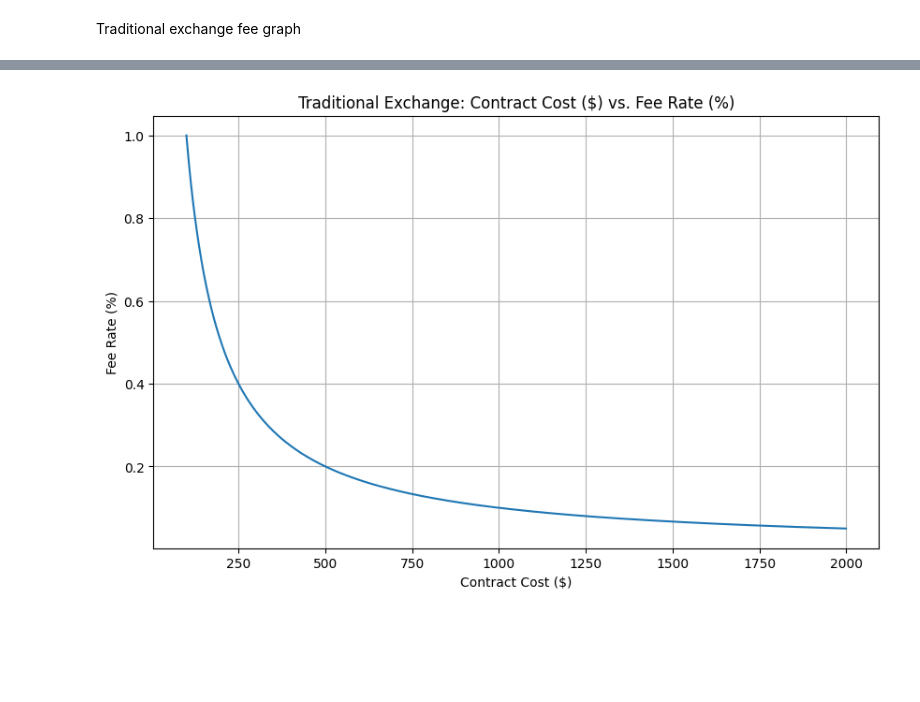
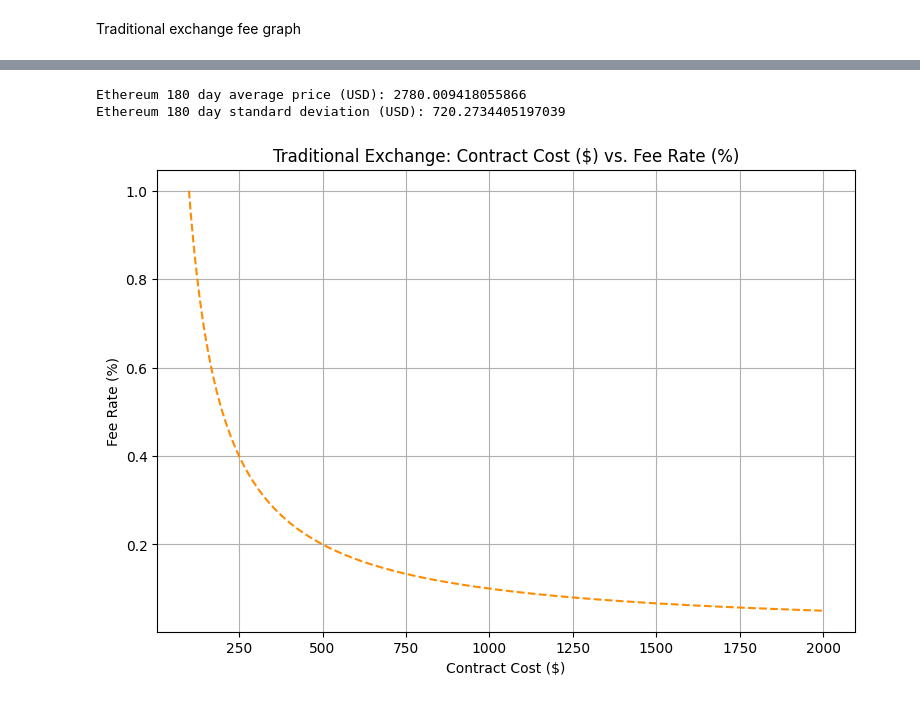
Before and after one commit to billy-hipps/Building-Blockchain-Based-Options-Markets, a Jupyter notebook: BinaryOptionsPY/report_figures/figures.ipynb, the cells around one changed output, grey strips where cells are left out. Cells and saved outputs as stored; diff of their text form; code cells hidden in the pictures; blank space fills up the shorter version.

```diff
--- a/BinaryOptionsPY/report_figures/figures.ipynb
+++ b/BinaryOptionsPY/report_figures/figures.ipynb
@@ -8,18 +19,27 @@ Traditional exchange fee graph
+# %%
+average_price = eth_data['Close'].mean()
+std = eth_data['Close'].std()
+rel_std = std / average_price
+print(f"Ethereum 180 day average price (USD): {average_price}")
+print(f"Ethereum 180 day standard deviation (USD): {std}")
+# %% [output]
+Ethereum 180 day average price (USD): 2780.009418055866
+Ethereum 180 day standard deviation (USD): 720.2734405197039
 # %%
 contract_sizes = [i for i in range(100, 2000)]
 r = [100/i for i in contract_sizes]
 
 # plot contract sizes vs. r
-plt.figure(figsize=(10, 6))
-plt.plot(contract_sizes, r)
+plt.figure(figsize=(9, 6))
+plt.plot(contract_sizes, r, linestyle='--', color='darkorange')
 plt.title('Traditional Exchange: Contract Cost ($) vs. Fee Rate (%)')
 plt.xlabel('Contract Cost ($)')
 plt.ylabel('Fee Rate (%)')
 plt.grid()
 # save figure
 plt.savefig('contract_cost_vs_fee_rate.png', dpi=300)
 # %% [output]
-[figure, old version]
+[figure, new version]
 # %%
 buyer_cost = 92869.0
 creator_cost = 3834100.0 + 395194.0
```
Also changed, not shown: parts of 5 cells of this notebook, 39 other files.
